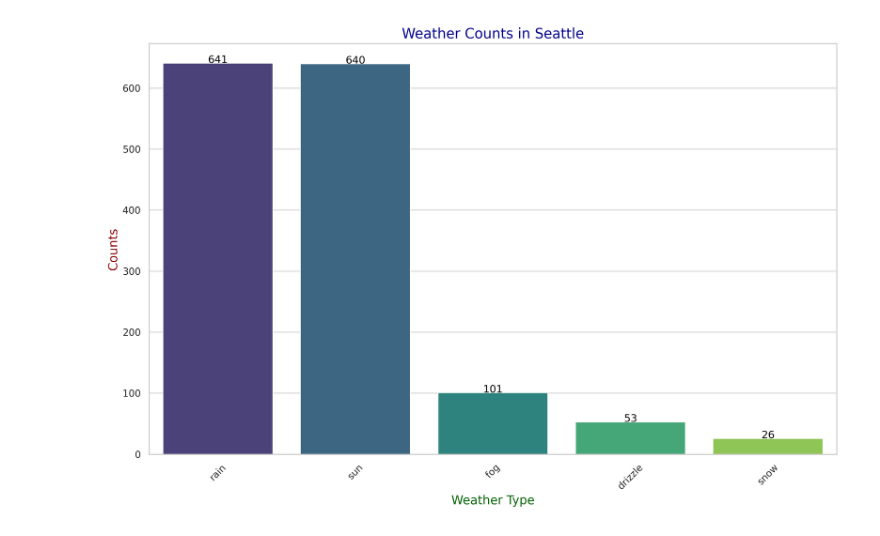
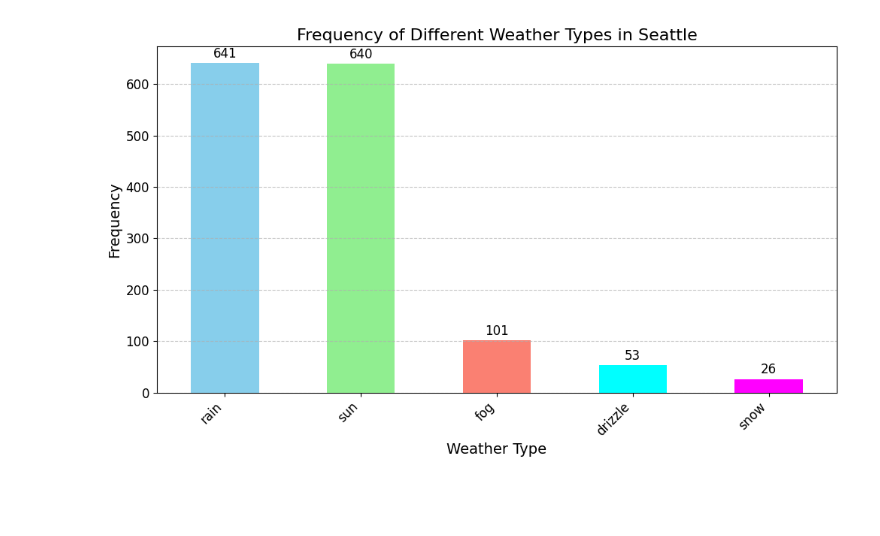
Before and after one commit to HakjunMIN/autogen_sample, a Jupyter notebook: 3-data-visualize-groupchat.ipynb, the cells around one changed output. Cells and saved outputs as stored; diff of their text form; code cells hidden in the pictures; blank space fills up the shorter version.

```diff
--- a/3-data-visualize-groupchat.ipynb
+++ b/3-data-visualize-groupchat.ipynb
@@ -123,7 +141,7 @@ Coder (to chat_manager):
 
 --------------------------------------------------------------------------------
 ChatResult(chat_id=None, chat_history=[{'content': 'https://raw.githubusercontent.com/vega/vega/main/docs/data/seattle-weather.csv 에서 데이터를 다운로드하고 각 날씨의 양을 알려주는 플롯을 표시합니다. 플롯을 파일에 저장합니다. 시각화하기 전에 데이터 집 ...
-# %%
-Image(filename="groupchat/seattle_weather_counts.png")
-# %% [output]
-[figure, removed]
+# %%
+Image(filename="groupchat/weather_plot_improved.png") #groupchat 디렉토리 내 png파일로 변경할 것. 혹은 프롬프트로 파일명 지정할 것
+# %% [output]
+[figure, added]
```
Also changed, not shown: parts of 4 cells of this notebook, 3 other files.
